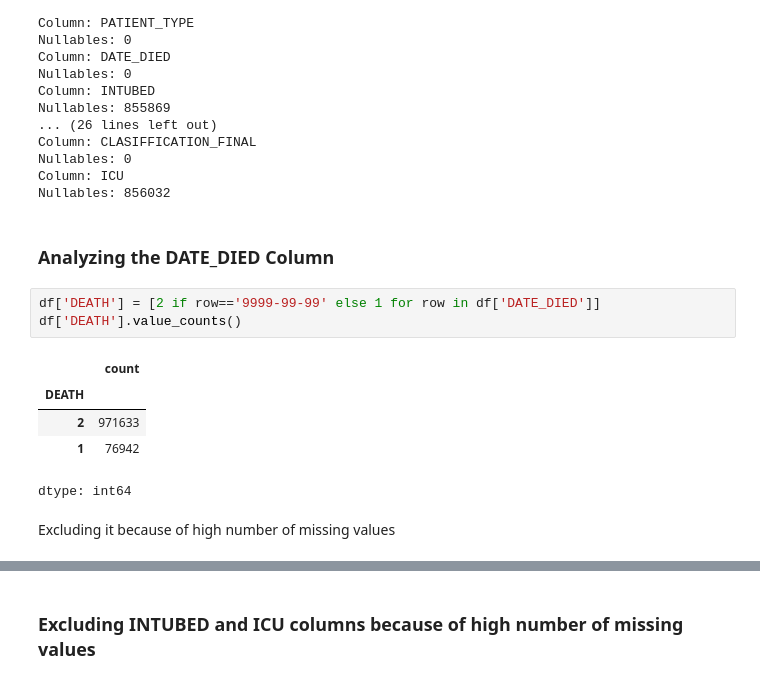
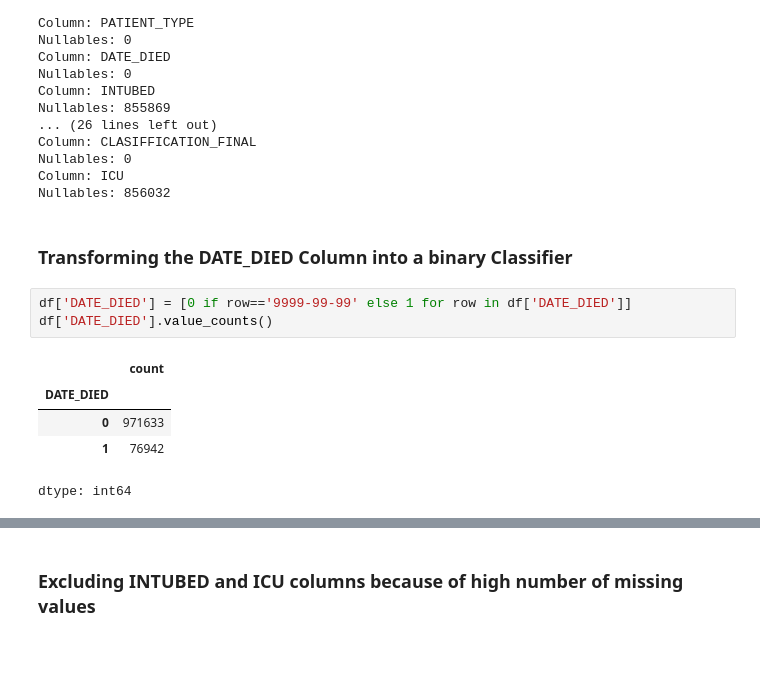
Before and after one commit to dimsparagis0210/MLTask, a Jupyter notebook: ML_Task.ipynb, the cells around one changed output, grey strips where cells are left out. Saved outputs shown, nothing was run; the diff lists cells and outputs as text; blank space fills up the shorter version.

```diff
--- a/ML_Task.ipynb
+++ b/ML_Task.ipynb
@@ -136,15 +145,13 @@ Nullables: 0
 Column: ICU
 Nullables: 856032
 # %% [markdown]
-### Analyzing the DATE_DIED Column
+### Transforming the DATE_DIED Column into a binary Classifier
 # %%
-df['DEATH'] = [2 if row=='9999-99-99' else 1 for row in df['DATE_DIED']]
-df['DEATH'].value_counts()
+df['DATE_DIED'] = [0 if row=='9999-99-99' else 1 for row in df['DATE_DIED']]
+df['DATE_DIED'].value_counts()
 # %% [output]
 |  | count |
-| DEATH |  |
-| 2 | 971633 |
+| DATE_DIED |  |
+| 0 | 971633 |
 | 1 | 76942 |
 dtype: int64
-# %% [markdown]
-Excluding it because of high number of missing values
```
Also changed, not shown: parts of 38 cells of this notebook.
